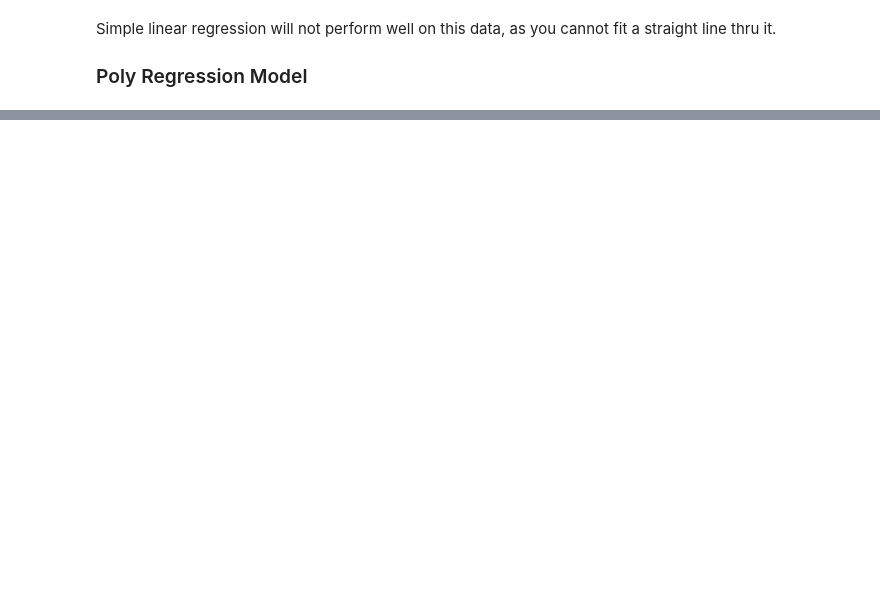
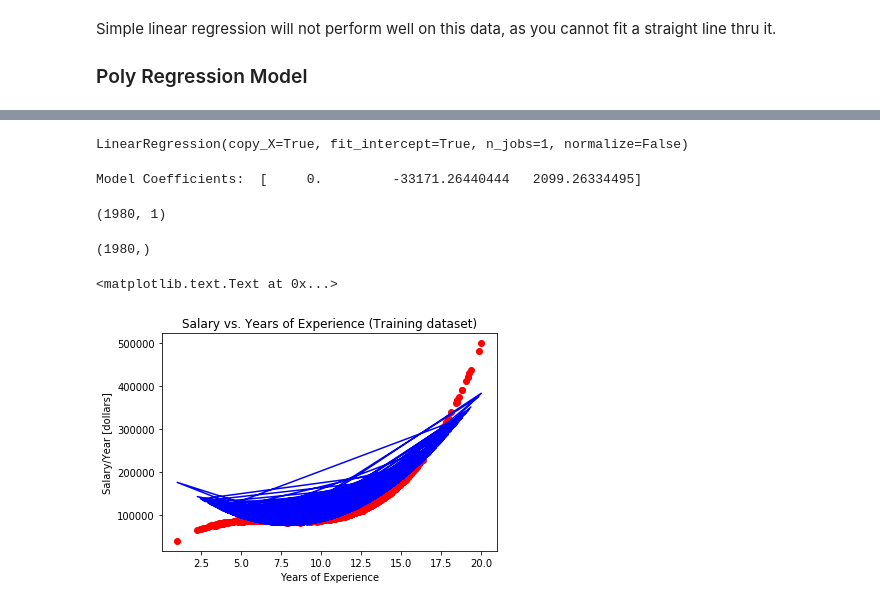
Before and after one commit to sagecodes/salary-prediction-polynomial-regression, a Jupyter notebook: salary prediction polynomial regression.ipynb, the cells around one changed output, grey strips where cells are left out. Saved outputs shown, nothing was run; the diff lists cells and outputs as text; code cells hidden in the pictures; blank space fills up the shorter version.

Commit message:
Train on full dataset getting curve

```diff
--- a/salary prediction polynomial regression.ipynb
+++ b/salary prediction polynomial regression.ipynb
@@ -138,0 +242,8 @@ reg.score(X_test, y_test)
+# %%
+# Create train Test Split
+from sklearn.model_selection import train_test_split
+X_train, X_test, y_train, y_test = train_test_split(X,y,test_size=0.01)
+# %%
+# Transform the matrix of features X into a multi array of features X_Columns
+# which contains the original features and their associated polynomial terms
+X_columns = poly_regressor.fit_transform(X_train)
@@ -138,0 +258,28 @@ reg.score(X_test, y_test)
+# %%
+regressor = LinearRegression()
+regressor.fit(X_columns, y_train)
+# %% [output]
+LinearRegression(copy_X=True, fit_intercept=True, n_jobs=1, normalize=False)
+# %%
+print('Model Coefficients: ', regressor.coef_)
+# %% [output]
+Model Coefficients:  [     0.         -33171.26440444   2099.26334495]
+# %%
+X_train.shape
+# %% [output]
+(1980, 1)
+# %%
+y_predict = regressor.predict(poly_regressor.fit_transform(X_train))
+# %%
+y_predict.shape
+# %% [output]
+(1980,)
+# %%
+plt.scatter(X_train, y_train, color = 'red')
+plt.plot(X_train, y_predict, color = 'blue')
+plt.ylabel('Salary/Year [dollars]')
+plt.xlabel('Years of Experience')
+plt.title('Salary vs. Years of Experience (Training dataset)')
+# %% [output]
+<matplotlib.text.Text at 0x...>
+[figure, added]
```
Also changed, not shown: parts of 33 cells of this notebook.
